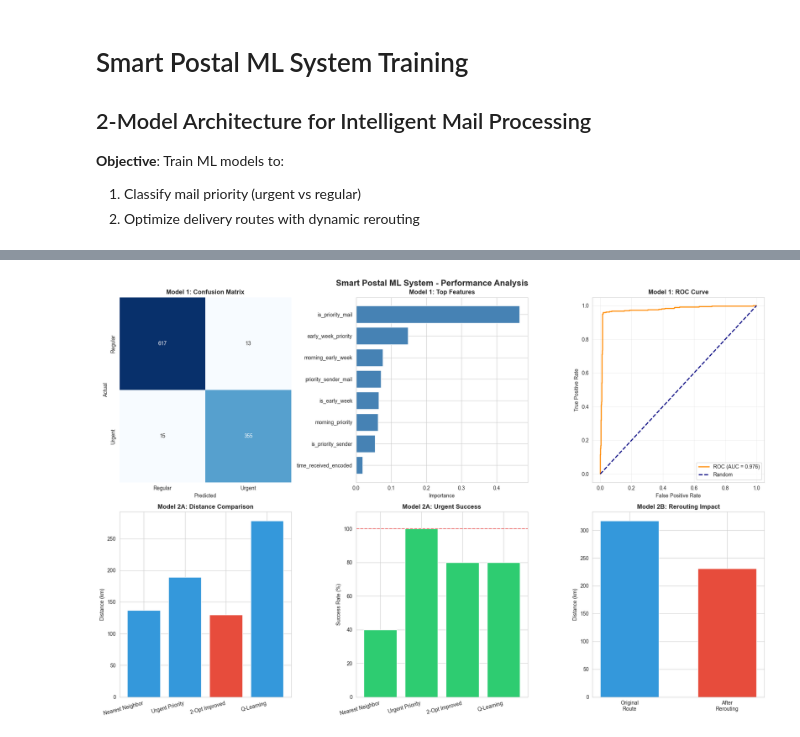
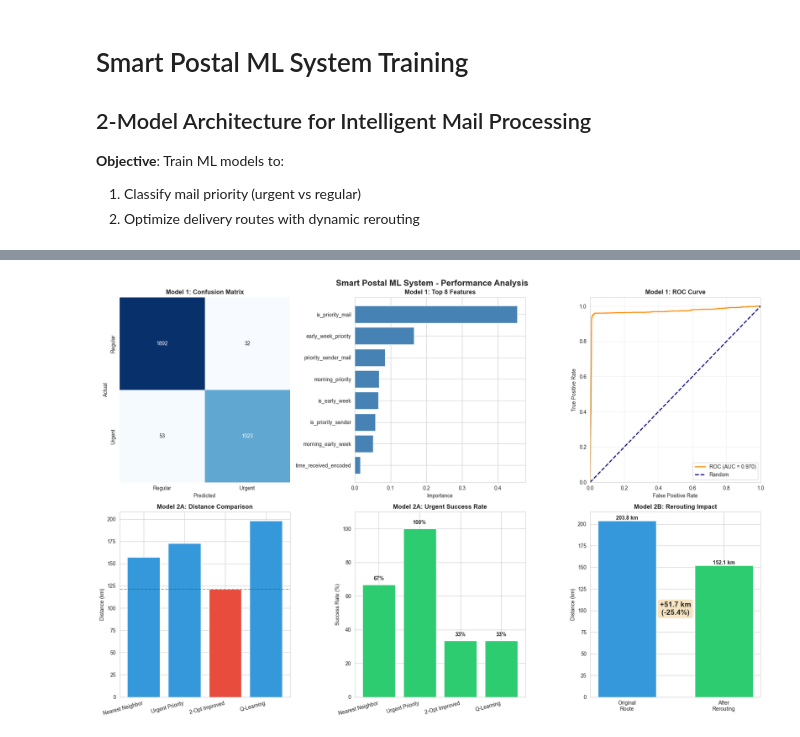
Before and after one commit to DilumiGimansha/Smart-Postal, a Jupyter notebook: ML-Routes-Prediction-Model/Routes_Pradictions_Model.ipynb, the cells around one changed output, grey strips where cells are left out. Drawn from its saved outputs; the diff is of its cells as text; code cells hidden in the pictures.

```diff
--- a/ML-Routes-Prediction-Model/Routes_Pradictions_Model.ipynb
+++ b/ML-Routes-Prediction-Model/Routes_Pradictions_Model.ipynb
@@ -116,7 +120,7 @@ class PriorityClassificationModel:
         self.TIME_SLOTS = ['08:00', '09:30', '11:00', '13:00', '14:30', '16:00']
         self.DAYS_OF_WEEK = ['Monday', 'Tuesday', 'Wednesday', 'Thursday', 'Friday', 'Saturday']
 
-    def generate_training_data(self, n_samples: int = 5000) -> pd.DataFrame:
+    def generate_training_data(self, n_samples: int = 15000) -> pd.DataFrame:
         """
         Generate synthetic training data with realistic patterns
 
@@ -1284,27 +1553,26 @@ MODEL 2: ROUTE OPTIMIZATION TRAINING
 # %%
-print("=" * 70)
+print("\n" + "=" * 70)
 print("📊 ROUTE OPTIMIZATION COMPARISON")
 print("=" * 70)
 
 total_urgent = sum(p['urgent'] for p in scenario['delivery_points'])
 
 # Create comparison table
-comparison_data = []
+results_data = []
 for method, result in optimization_results['results'].items():
-    comparison_data.append({
+    results_data.append({
         'Algorithm': result['method'],
         'Distance (km)': result['total_distance_km'],
         'Time (hours)': round(result['total_time_hours'], 2),
         'Urgent Success': f"{result['urgent_on_time']}/{total_urgent}",
-        'Improvement (%)': result.get('improvement_pct', 0)
+        'Improvement (%)': f"{result.get('improvement_pct', 0):+.2f}%"
     })
 
-comparison_df = pd.DataFrame(comparison_data)
-display(comparison_df.sort_values('Distance (km)'))
+comparison_df = pd.DataFrame(results_data)
+print(comparison_df.to_string(index=False))
 
 print(f"\n🏆 BEST ALGORITHM: {optimization_results['best_result']['method']}")
 print(f"   • Distance: {optimization_results['best_result']['total_distance_km']} km")
-print(f"   • Time: {optimization_results['best_result']['total_time_hours']:.2f} hours")
 print(f"   • Improvement: {optimization_results['best_result'].get('improvement_pct', 0):+.2f}%")
 # %% [output]
 ======================================================================
@@ -1779,7 +2026,7 @@ MODEL 2: BATCH REROUTING TEST
 # %%
-print("=" * 70)
-print("GENERATING PERFORMANCE VISUALIZATIONS")
-print("=" * 70)
+print("\n" + "=" * 80)
+print("📊 GENERATING VISUALIZATIONS")
+print("=" * 80)
 
 fig, axes = plt.subplots(2, 3, figsize=(18, 12))
 fig.suptitle('Smart Postal ML System - Performance Analysis',
@@ -1788,7 +2035,7 @@ fig.suptitle('Smart Postal ML System - Performance Analysis',
 # 1. Confusion Matrix
 cm = priority_results['confusion_matrix']
 sns.heatmap(cm, annot=True, fmt='d', cmap='Blues', ax=axes[0, 0], cbar=False)
-axes[0, 0].set_title('Model 1: Confusion Matrix', fontweight='bold')
+axes[0, 0].set_title('Model 1: Confusion Matrix', fontsize=12, fontweight='bold')
 axes[0, 0].set_xlabel('Predicted')
 axes[0, 0].set_ylabel('Actual')
 axes[0, 0].set_xticklabels(['Regular', 'Urgent'])
@@ -1796,59 +2043,81 @@ axes[0, 0].set_yticklabels(['Regular', 'Urgent'])
 
 # 2. Feature Importance
 top_features = priority_results['feature_importance'].head(8)
-axes[0, 1].barh(top_features['feature'], top_features['importance'],
-                color='steelblue')
-axes[0, 1].set_title('Model 1: Top Features', fontweight='bold')
+axes[0, 1].barh(top_features['feature'], top_features['importance'], color='steelblue')
+axes[0, 1].set_title('Model 1: Top 8 Features', fontsize=12, fontweight='bold')
 axes[0, 1].set_xlabel('Importance')
 axes[0, 1].invert_yaxis()
 
 # 3. ROC Curve
 fpr, tpr, _ = roc_curve(priority_results['y_test'],
                         priority_results['y_pred_proba'][:, 1])
-auc_score = priority_results['metrics']['roc_auc']
 axes[0, 2].plot(fpr, tpr, color='darkorange', lw=2,
-               label=f'ROC (AUC = {auc_score:.3f})')
-axes[0, 2].plot([0, 1], [0, 1], 'navy', lw=2, linestyle='--', label='Random')
+               label=f'ROC (AUC = {priority_results["metrics"]["roc_auc"]:.3f})')
+axes[0, 2].plot([0, 1], [0, 1], color='navy', lw=2, linestyle='--', label='Random')
+axes[0, 2].set_xlim([0.0, 1.0])
+axes[0, 2].set_ylim([0.0, 1.05])
 axes[0, 2].set_xlabel('False Positive Rate')
 axes[0, 2].set_ylabel('True Positive Rate')
-axes[0, 2].set_title('Model 1: ROC Curve', fontweight='bold')
+axes[0, 2].set_title('Model 1: ROC Curve', fontsize=12, fontweight='bold')
 axes[0, 2].legend(loc="lower right")
 axes[0, 2].grid(alpha=0.3)
 
 # 4. Distance Comparison
-methods = [r['method'] for r in optimization_results['results'].values()]
-distances = [r['total_distance_km'] for r in optimization_results['results'].values()]
+methods = []
+distances = []
+for method, result in optimization_results['results'].items():
+    methods.append(result['method'])
+    distances.append(result['total_distance_km'])
+
 colors = ['#e74c3c' if m == optimization_results['best_result']['method']
           else '#3498db' for m in methods]
 axes[1, 0].bar(range(len(methods)), distances, color=colors)
-axes[1, 0].set_title('Model 2A: Distance Comparison', fontweight='bold')
+axes[1, 0].set_title('Model 2A: Distance Comparison', fontsize=12, fontweight='bold')
 axes[1, 0].set_ylabel('Distance (km)')
 axes[1, 0].set_xticks(range(len(methods)))
 axes[1, 0].set_xticklabels(methods, rotation=15, ha='right')
+axes[1, 0].axhline(y=min(distances), color='green', linestyle='--', alpha=0.5)
 
 # 5. Urgent Success Rate
-urgent_success = [(r['urgent_on_time'] / total_urgent * 100) if total_urgent > 0 else 0
-                  for r in optimization_results['results'].values()]
+urgent_success = []
+for method, result in optimization_results['results'].items():
+    success_rate = (result['urgent_on_time'] / total_urgent * 100) if total_urgent > 0 else 0
+    urgent_success.append(success_rate)
+
 axes[1, 1].bar(range(len(methods)), urgent_success, color='#2ecc71')
-axes[1, 1].set_title('Model 2A: Urgent Success', fontweight='bold')
+axes[1, 1].set_title('Model 2A: Urgent Success Rate', fontsize=12, fontweight='bold')
 axes[1, 1].set_ylabel('Success Rate (%)')
 axes[1, 1].set_ylim(0, 110)
 axes[1, 1].set_xticks(range(len(methods)))
 axes[1, 1].set_xticklabels(methods, rotation=15, ha='right')
-axes[1, 1].axhline(y=100, color='red', linestyle='--', alpha=0.5)
+
+for i, v in enumerate(urgent_success):
+    axes[1, 1].text(i, v + 2, f'{v:.0f}%', ha='center', va='bottom', fontweight='bold')
 
 # 6. Rerouting Impact
-if dynamic_rerouter.rerouting_history:
-    reroute_data = dynamic_rerouter.rerouting_history[0]
-    categories = ['Original\nRoute', 'After\nRerouting']
-    distances_reroute = [
-        reroute_data['original_route']['distance_km'],
-        reroute_data['new_route']['distance_km']
-    ]
-    axes[1, 2].bar(categories, distances_reroute,
-                   color=['#3498db', '#e74c3c'], width=0.6)
-    axes[1, 2].set_title('Model 2B: Rerouting Impact', fontweight='bold')
-    axes[1, 2].set_ylabel('Distance (km)')
+categories = ['Original\nRoute', 'After\nRerouting']
+distances_reroute = [
+    rerouting_result['original_route']['distance_km'],
+    rerouting_result['new_route']['distance_km']
+]
+
+colors_reroute = ['#3498db', '#2ecc71']
+bars = axes[1, 2].bar(categories, distances_reroute, color=colors_reroute, width=0.6)
+axes[1, 2].set_title('Model 2B: Rerouting Impact', fontsize=12, fontweight='bold')
+axes[1, 2].set_ylabel('Distance (km)')
+
+for i, bar in enumerate(bars):
+    height = bar.get_height()
+    axes[1, 2].text(bar.get_x() + bar.get_width()/2., height,
+                   f'{distances_reroute[i]:.1f} km',
+                   ha='center', va='bottom', fontweight='bold')
+
+change = rerouting_result['improvement']['distance_saved_km']
+change_pct = rerouting_result['improvement']['distance_change_pct']
+axes[1, 2].text(0.5, max(distances_reroute) * 0.5,
+               f'{change:+.1f} km\n({change_pct:+.1f}%)',
+               ha='center', va='center', fontsize=14, fontweight='bold',
+               bbox=dict(boxstyle='round', facecolor='wheat', alpha=0.8))
 
 plt.tight_layout()
 plt.savefig('smart_postal_ml_evaluation.png', dpi=300, bbox_inches='tight')
@@ -1861,4 +2130,4 @@ GENERATING PERFORMANCE VISUALIZATIONS
 
 ✅ Visualization saved: smart_postal_ml_evaluation.png
-[figure, old version]
+[figure, new version]
 # %%
```
Also changed, not shown: parts of 21 cells of this notebook, 3 other files.
